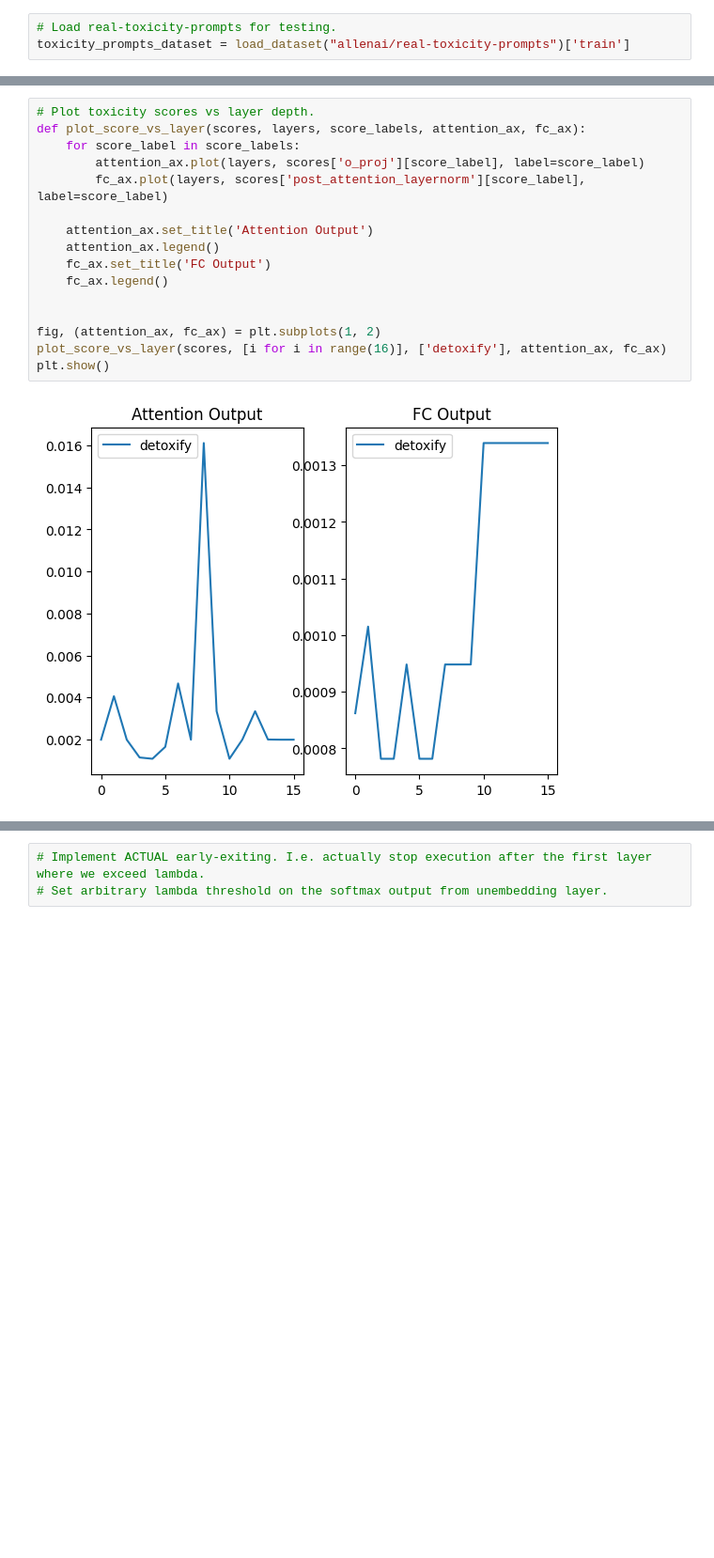
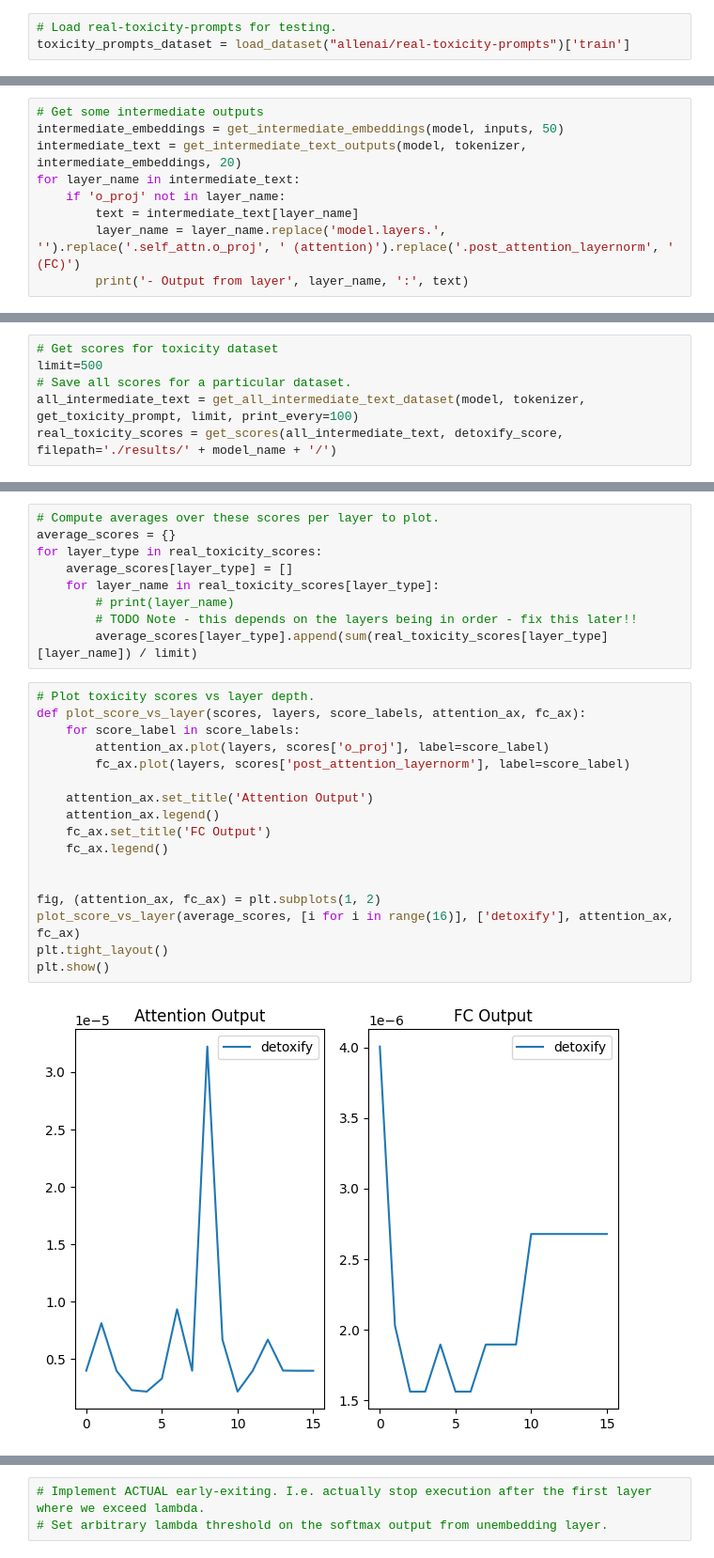
Before and after one commit to andreawynn/controlling-corrupted-context-risk, a Jupyter notebook: scratch/early_exit_llama.ipynb, the cells around one changed output, grey strips where cells are left out. Shown: that part at 94% size. Drawn from its saved outputs; the diff is of its cells as text; blank space fills up the shorter version.

```diff
--- a/scratch/early_exit_llama.ipynb
+++ b/scratch/early_exit_llama.ipynb
@@ -100,0 +48,9 @@ def get_intermediate_text_outputs(model, intermediate_outputs):
+# %%
+# Get some intermediate outputs
+intermediate_embeddings = get_intermediate_embeddings(model, inputs, 50)
+intermediate_text = get_intermediate_text_outputs(model, tokenizer, intermediate_embeddings, 20)
+for layer_name in intermediate_text:
+    if 'o_proj' not in layer_name:
+        text = intermediate_text[layer_name]
+        layer_name = layer_name.replace('model.layers.', '').replace('.self_attn.o_proj', ' (attention)').replace('.post_attention_layernorm', ' (FC)')
+        print('- Output from layer', layer_name, ':', text)
@@ -160,0 +138,6 @@ KeyboardInterrupt:
+# %%
+# Get scores for toxicity dataset
+limit=500
+# Save all scores for a particular dataset.
+all_intermediate_text = get_all_intermediate_text_dataset(model, tokenizer, get_toxicity_prompt, limit, print_every=100)
+real_toxicity_scores = get_scores(all_intermediate_text, detoxify_score, filepath='./results/' + model_name + '/')
@@ -161,18 +150,28 @@ KeyboardInterrupt:
+# %%
+# Compute averages over these scores per layer to plot.
+average_scores = {}
+for layer_type in real_toxicity_scores:
+    average_scores[layer_type] = []
+    for layer_name in real_toxicity_scores[layer_type]:
+        # print(layer_name)
+        # TODO Note - this depends on the layers being in order - fix this later!!
+        average_scores[layer_type].append(sum(real_toxicity_scores[layer_type][layer_name]) / limit)
 # %%
 # Plot toxicity scores vs layer depth.
 def plot_score_vs_layer(scores, layers, score_labels, attention_ax, fc_ax):
     for score_label in score_labels:
-        attention_ax.plot(layers, scores['o_proj'][score_label], label=score_label)
-        fc_ax.plot(layers, scores['post_attention_layernorm'][score_label], label=score_label)
+        attention_ax.plot(layers, scores['o_proj'], label=score_label)
+        fc_ax.plot(layers, scores['post_attention_layernorm'], label=score_label)
 
     attention_ax.set_title('Attention Output')
     attention_ax.legend()
     fc_ax.set_title('FC Output')
     fc_ax.legend()
 
 
 fig, (attention_ax, fc_ax) = plt.subplots(1, 2)
-plot_score_vs_layer(scores, [i for i in range(16)], ['detoxify'], attention_ax, fc_ax)
+plot_score_vs_layer(average_scores, [i for i in range(16)], ['detoxify'], attention_ax, fc_ax)
+plt.tight_layout()
 plt.show()
 # %% [output]
-[figure, old version]
+[figure, new version]
```
Also changed, not shown: parts of 7 cells of this notebook, 1 other file.
